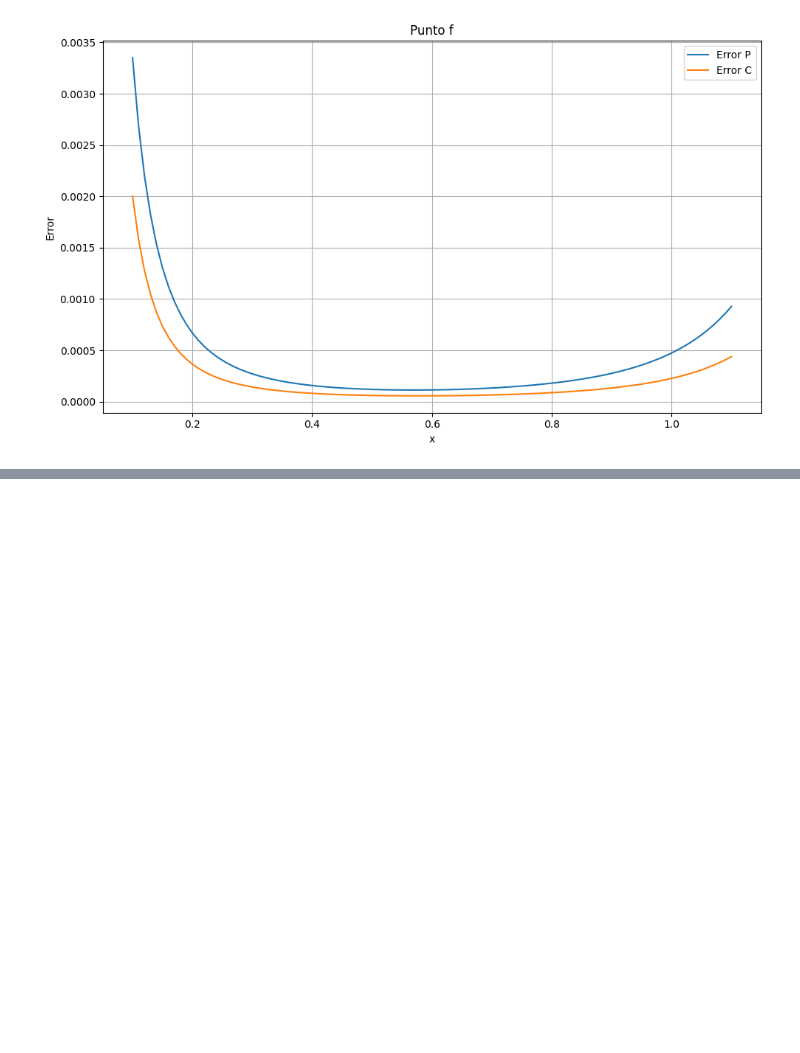
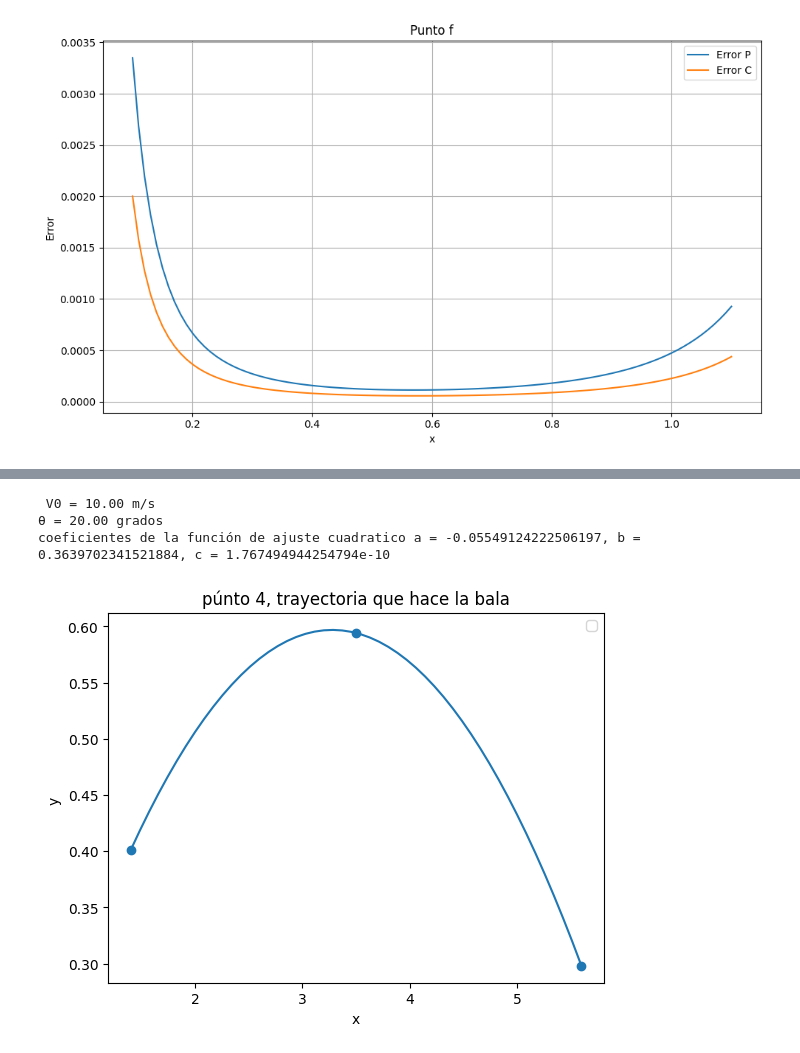
Before and after one commit to emelyck/M-todos_Computacionales, a Jupyter notebook: tarea_2.ipynb, the cells around one changed output, grey strips where cells are left out. Drawn from its saved outputs; the diff is of its cells as text; code cells hidden in the pictures; blank space fills up the shorter version.

```diff
--- a/tarea_2.ipynb
+++ b/tarea_2.ipynb
@@ -53,3 +53,29 @@ plt.show()
 # %% [output]
 [figure]
 [figure]
+# %%
+import numpy as np
+import matplotlib.pyplot as plt
+from scipy.optimize import curve_fit
+x = np.array([1.4, 3.5, 5.6])
+y = np.array([0.4007954931819738, 0.594128102489774, 0.29802795523938164])
+def cuadratica(x, a, b, c):
+    return a * x**2 + b * x + c
+coeficientes, cov = curve_fit(cuadratica, x, y)
+a, b, c = coeficientes
+g = 9.8
+angulo = np.arctan(b)
+angulo_en_grados = np.degrees(angulo)
+V0 = np.sqrt(-g / (2 * a * np.cos(angulo)**2))
+print(f" V0 = {V0:.2f} m/s")
+print(f"θ = {angulo_en_grados:.2f} grados")
+print(f"coeficientes de la función de ajuste cuadratico a = {a}, b = {b}, c = {c}")
+x_la = np.linspace(min(x), max(x), 50)
+plt.scatter(x, y)
+plt.plot(x_la, cuadratica(x_la, *coeficientes))
+plt.xlabel('x')
+plt.ylabel('y ')
+plt.title('púnto 4, trayectoria que hace la bala')
+plt.legend()
+plt.show()
+# %% [output]
@@ -55,0 +83,4 @@ plt.show()
+ V0 = 10.00 m/s
+θ = 20.00 grados
+coeficientes de la función de ajuste cuadratico a = -0.05549124222506197, b = 0.3639702341521884, c = 1.767494944254794e-10
+[figure, added]
```
Also changed, not shown: parts of 1 cell of this notebook.
